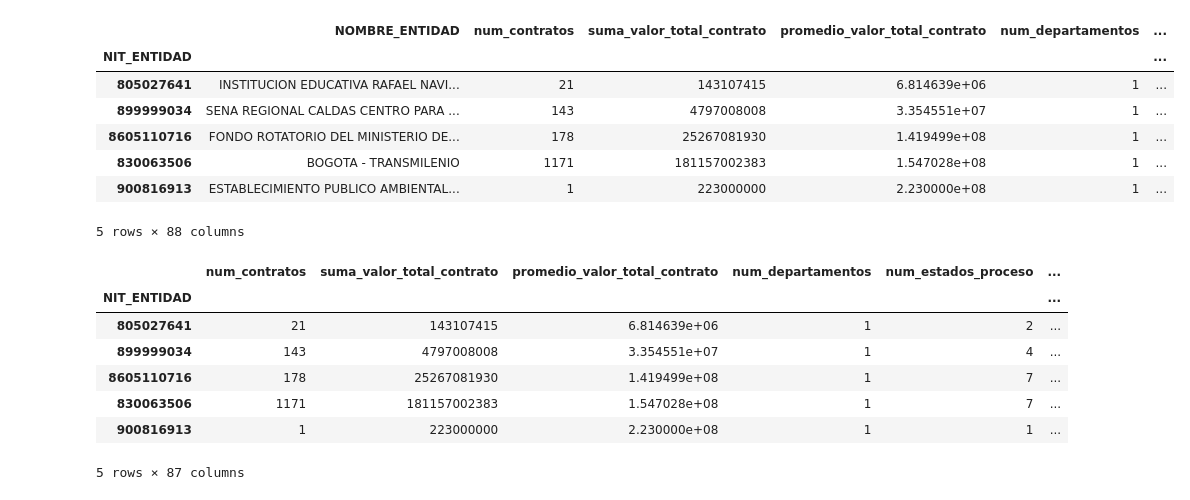
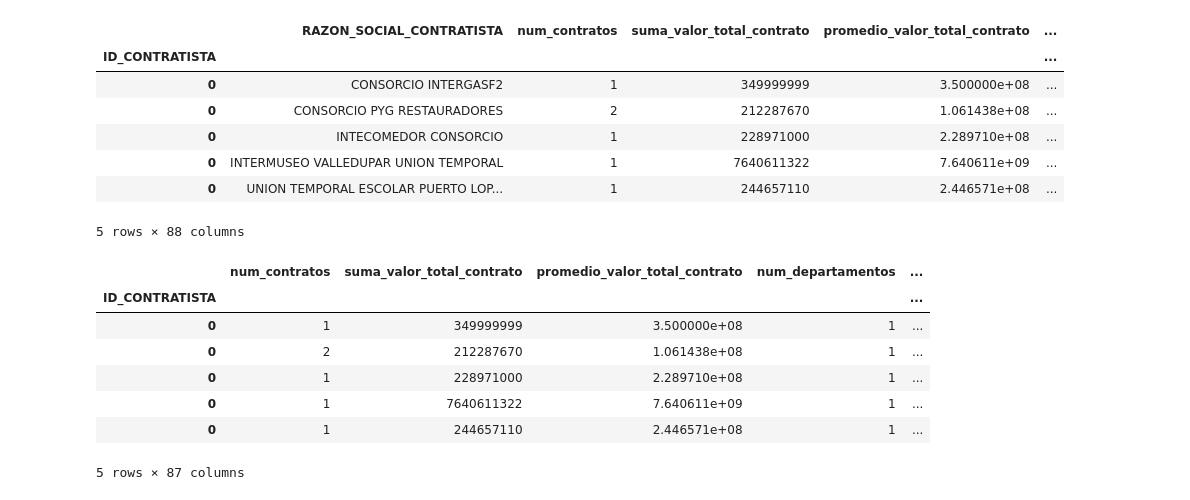
Before and after one commit to cdgonzalezr1/datos_abiertos, a Jupyter notebook: clustering.ipynb, the cells around one changed output. Saved outputs shown, nothing was run; the diff lists cells and outputs as text; code cells hidden in the pictures.

```diff
--- a/clustering.ipynb
+++ b/clustering.ipynb
@@ -31,31 +33,31 @@ cleaned_df.head()
 5 rows × 89 columns
 # %%
-cleaned_df.index = cleaned_df['NIT_ENTIDAD']
-cleaned_df = cleaned_df.drop(columns=['NIT_ENTIDAD'])
+cleaned_df.index = cleaned_df['ID_CONTRATISTA']
+cleaned_df = cleaned_df.drop(columns=['ID_CONTRATISTA'])
 cleaned_df.head()
 # %% [output]
-|  | NOMBRE_ENTIDAD | num_contratos | suma_valor_total_contrato | promedio_valor_total_contrato | num_departamentos | ... |
-| NIT_ENTIDAD |  |  |  |  |  | ... |
-| 805027641 | INSTITUCION EDUCATIVA RAFAEL NAVI... | 21 | 143107415 | 6.814639e+06 | 1 | ... |
-| 899999034 | SENA REGIONAL CALDAS CENTRO PARA ... | 143 | 4797008008 | 3.354551e+07 | 1 | ... |
-| 8605110716 | FONDO ROTATORIO DEL MINISTERIO DE... | 178 | 25267081930 | 1.419499e+08 | 1 | ... |
-| 830063506 | BOGOTA - TRANSMILENIO | 1171 | 181157002383 | 1.547028e+08 | 1 | ... |
-| 900816913 | ESTABLECIMIENTO PUBLICO AMBIENTAL... | 1 | 223000000 | 2.230000e+08 | 1 | ... |
+|  | RAZON_SOCIAL_CONTRATISTA | num_contratos | suma_valor_total_contrato | promedio_valor_total_contrato | ... |
+| ID_CONTRATISTA |  |  |  |  | ... |
+| 0 | CONSORCIO INTERGASF2 | 1 | 349999999 | 3.500000e+08 | ... |
+| 0 | CONSORCIO PYG RESTAURADORES | 2 | 212287670 | 1.061438e+08 | ... |
+| 0 | INTECOMEDOR CONSORCIO | 1 | 228971000 | 2.289710e+08 | ... |
+| 0 | INTERMUSEO VALLEDUPAR UNION TEMPORAL | 1 | 7640611322 | 7.640611e+09 | ... |
+| 0 | UNION TEMPORAL ESCOLAR PUERTO LOP... | 1 | 244657110 | 2.446571e+08 | ... |
 5 rows × 88 columns
 # %%
-cleaned_df_nombre_entidad = cleaned_df[['NOMBRE_ENTIDAD']]
+cleaned_df_nombre_entidad = cleaned_df[['RAZON_SOCIAL_CONTRATISTA']]
 cleaned_df_nombre_entidad.head()
 
-cleaned_df.drop(columns=['NOMBRE_ENTIDAD'], inplace=True)
+cleaned_df.drop(columns=['RAZON_SOCIAL_CONTRATISTA'], inplace=True)
 cleaned_df.head()
 # %% [output]
-|  | num_contratos | suma_valor_total_contrato | promedio_valor_total_contrato | num_departamentos | num_estados_proceso | ... |
-| NIT_ENTIDAD |  |  |  |  |  | ... |
-| 805027641 | 21 | 143107415 | 6.814639e+06 | 1 | 2 | ... |
-| 899999034 | 143 | 4797008008 | 3.354551e+07 | 1 | 4 | ... |
-| 8605110716 | 178 | 25267081930 | 1.419499e+08 | 1 | 7 | ... |
-| 830063506 | 1171 | 181157002383 | 1.547028e+08 | 1 | 7 | ... |
-| 900816913 | 1 | 223000000 | 2.230000e+08 | 1 | 1 | ... |
+|  | num_contratos | suma_valor_total_contrato | promedio_valor_total_contrato | num_departamentos | ... |
+| ID_CONTRATISTA |  |  |  |  | ... |
+| 0 | 1 | 349999999 | 3.500000e+08 | 1 | ... |
+| 0 | 2 | 212287670 | 1.061438e+08 | 1 | ... |
+| 0 | 1 | 228971000 | 2.289710e+08 | 1 | ... |
+| 0 | 1 | 7640611322 | 7.640611e+09 | 1 | ... |
+| 0 | 1 | 244657110 | 2.446571e+08 | 1 | ... |
 5 rows × 87 columns
 # %%
 scaled_df = cf.apply_standard_scaler(cleaned_df)
```
Also changed, not shown: parts of 14 cells of this notebook, 5 other files.
